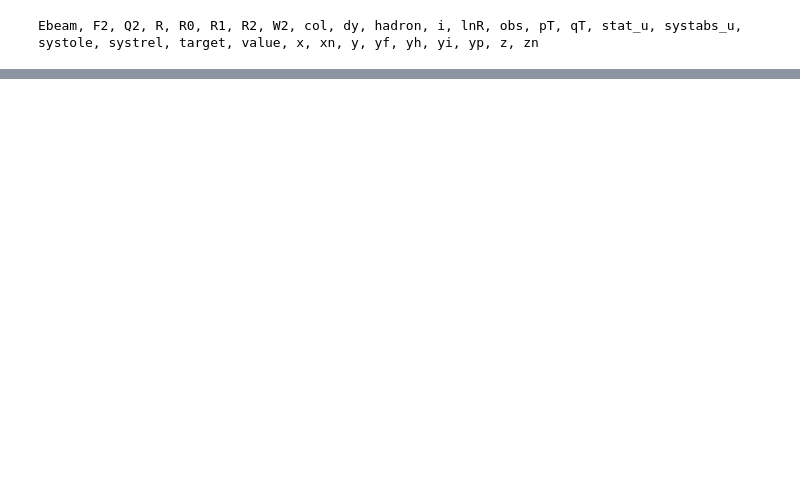
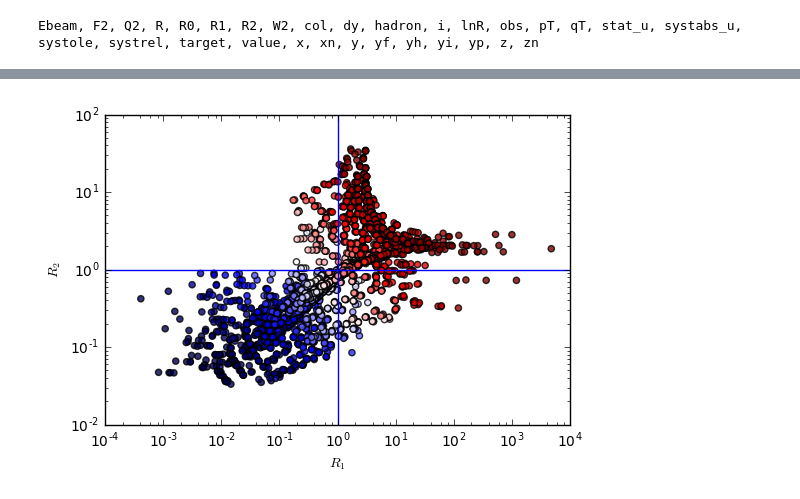
Before and after one commit to prokudin/collinearity, a Jupyter notebook: notebooks/HERMES_Alexei_R0_R1_R2_function_PT.ipynb, the cells around one changed output, grey strips where cells are left out. Saved outputs shown, nothing was run; the diff lists cells and outputs as text; code cells hidden in the pictures; blank space fills up the shorter version.

```diff
--- a/notebooks/HERMES_Alexei_R0_R1_R2_function_PT.ipynb
+++ b/notebooks/HERMES_Alexei_R0_R1_R2_function_PT.ipynb
@@ -129,0 +234,13 @@ def color_plot(data,vert_lab, hor_lab, cmap="plasma", alpha=1.0):
+# %%
+fig, ax, vert, hor = color_plot(data,"R2", "R1",cmap="seismic", alpha=0.8)
+#ax.yscale('symlog')
+ax.set_yscale("log")
+ax.set_ylim([0.01,100])
+ax.set_xscale("log")
+ax.set_xlim([0.0001,10000])
+plt.axhline(1,0,1)
+plt.axvline(1,0,1)
+plt.savefig("../Figs/hermes_data_R2_R1.pdf")
+plt.show()
+# %% [output]
+[figure, added]
```
Also changed, not shown: parts of 23 cells of this notebook.
